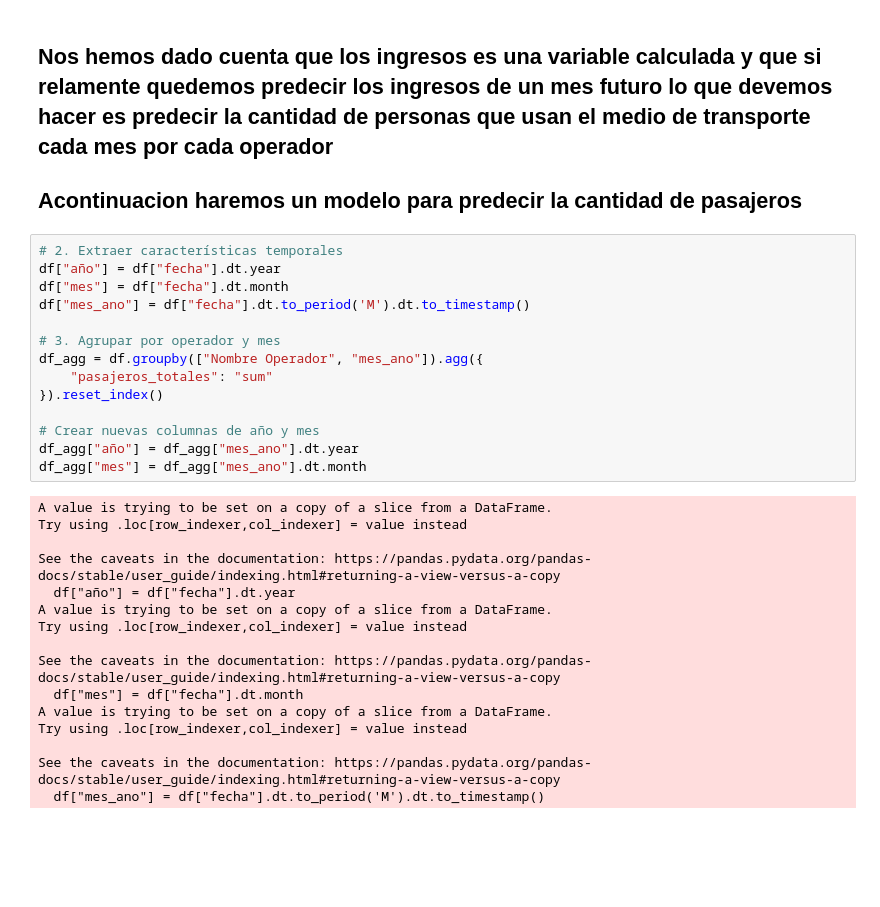
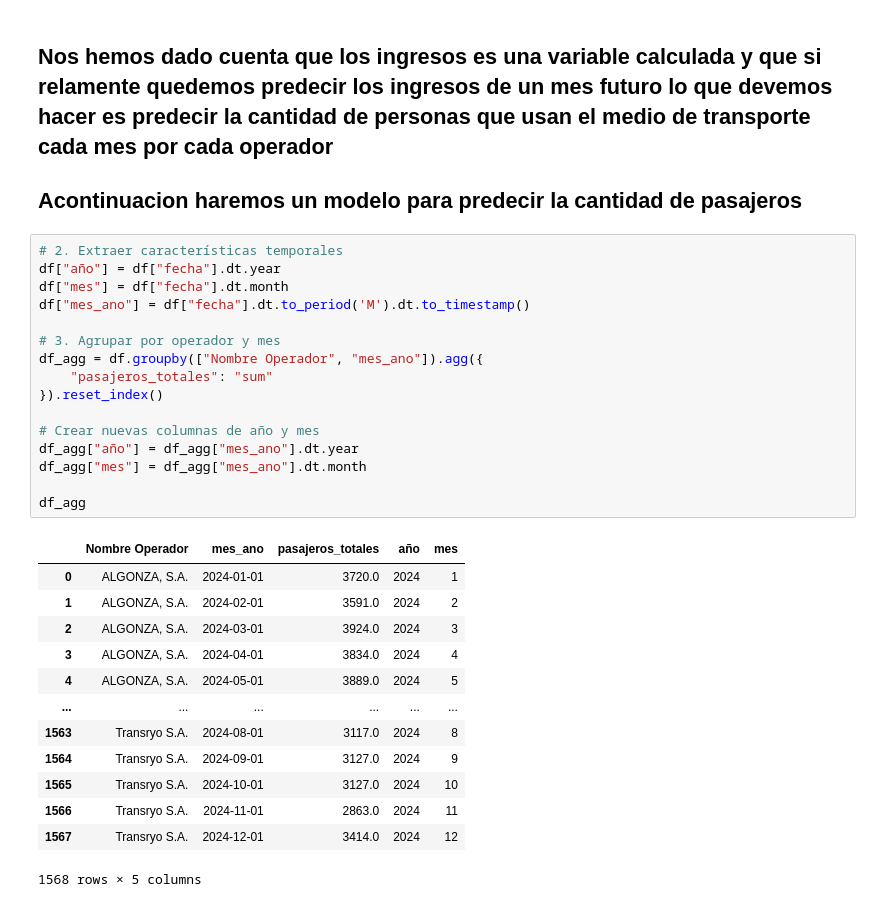
Before and after one commit to keilynagc/transporteCR, a Jupyter notebook: src/data_analysis.ipynb, the cells around one changed output. Saved outputs shown, nothing was run; the diff lists cells and outputs as text; blank space fills up the shorter version.

```diff
--- a/src/data_analysis.ipynb
+++ b/src/data_analysis.ipynb
@@ -315,31 +297,31 @@ plt.show()
 # %%
 # 2. Extraer características temporales
 df["año"] = df["fecha"].dt.year
 df["mes"] = df["fecha"].dt.month
 df["mes_ano"] = df["fecha"].dt.to_period('M').dt.to_timestamp()
 
 # 3. Agrupar por operador y mes
 df_agg = df.groupby(["Nombre Operador", "mes_ano"]).agg({
     "pasajeros_totales": "sum"
 }).reset_index()
 
 # Crear nuevas columnas de año y mes
 df_agg["año"] = df_agg["mes_ano"].dt.year
 df_agg["mes"] = df_agg["mes_ano"].dt.month
+
+df_agg
 # %% [output]
+|  | Nombre Operador | mes_ano | pasajeros_totales | año | mes |
+| 0 | ALGONZA, S.A. | 2024-01-01 | 3720.0 | 2024 | 1 |
+| 1 | ALGONZA, S.A. | 2024-02-01 | 3591.0 | 2024 | 2 |
+| 2 | ALGONZA, S.A. | 2024-03-01 | 3924.0 | 2024 | 3 |
+| 3 | ALGONZA, S.A. | 2024-04-01 | 3834.0 | 2024 | 4 |
+| 4 | ALGONZA, S.A. | 2024-05-01 | 3889.0 | 2024 | 5 |
+| ... | ... | ... | ... | ... | ... |
+| 1563 | Transryo S.A. | 2024-08-01 | 3117.0 | 2024 | 8 |
+| 1564 | Transryo S.A. | 2024-09-01 | 3127.0 | 2024 | 9 |
+| 1565 | Transryo S.A. | 2024-10-01 | 3127.0 | 2024 | 10 |
+| 1566 | Transryo S.A. | 2024-11-01 | 2863.0 | 2024 | 11 |
+| 1567 | Transryo S.A. | 2024-12-01 | 3414.0 | 2024 | 12 |
-A value is trying to be set on a copy of a slice from a DataFrame.
-Try using .loc[row_indexer,col_indexer] = value instead
-
-See the caveats in the documentation: https://pandas.pydata.org/pandas-docs/stable/user_guide/indexing.html#returning-a-view-versus-a-copy
-  df["año"] = df["fecha"].dt.year
-A value is trying to be set on a copy of a slice from a DataFrame.
-Try using .loc[row_indexer,col_indexer] = value instead
-
-See the caveats in the documentation: https://pandas.pydata.org/pandas-docs/stable/user_guide/indexing.html#returning-a-view-versus-a-copy
-  df["mes"] = df["fecha"].dt.month
-A value is trying to be set on a copy of a slice from a DataFrame.
-Try using .loc[row_indexer,col_indexer] = value instead
-
-See the caveats in the documentation: https://pandas.pydata.org/pandas-docs/stable/user_guide/indexing.html#returning-a-view-versus-a-copy
-  df["mes_ano"] = df["fecha"].dt.to_period('M').dt.to_timestamp()
+1568 rows × 5 columns
 # %%
```
Also changed, not shown: parts of 15 cells of this notebook, 1 other file.
